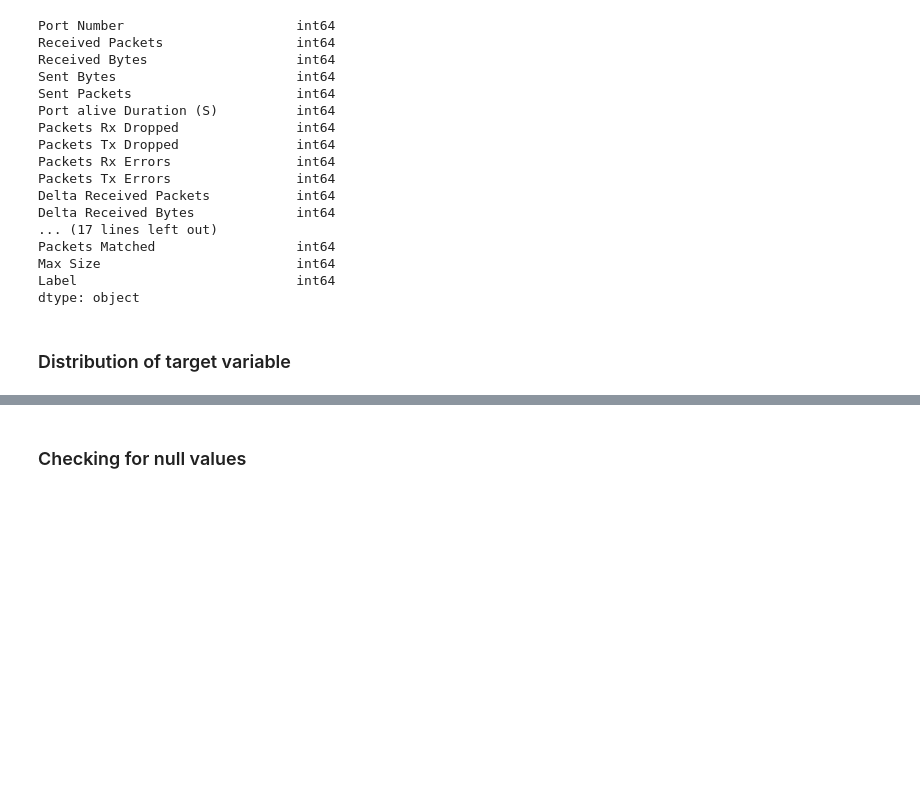
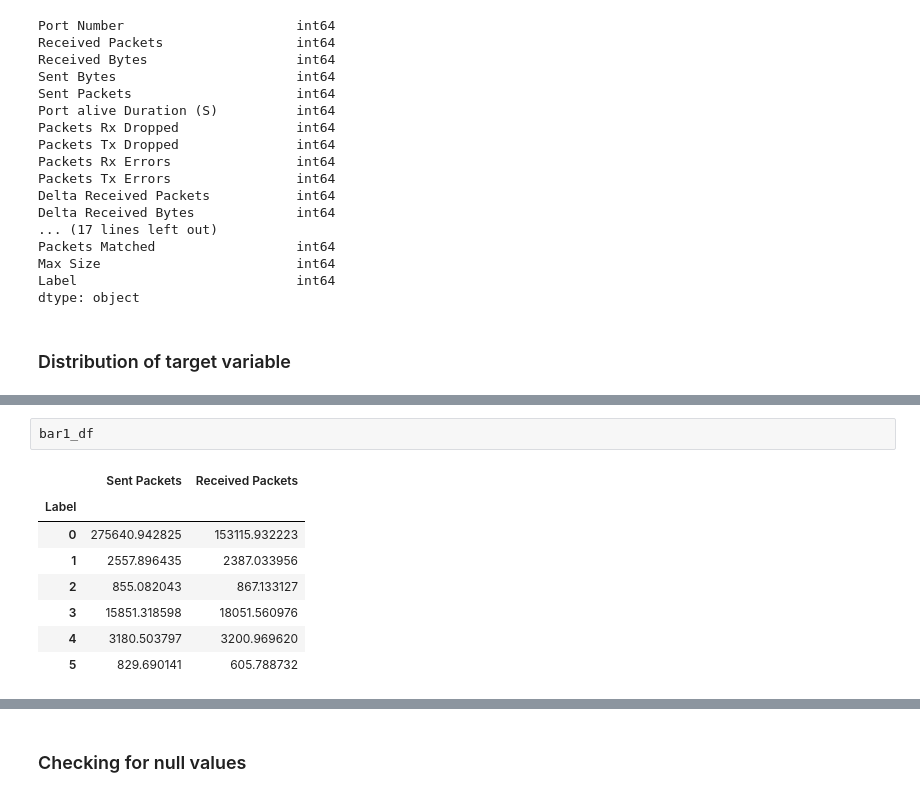
Before and after one commit to ysaidheeraj/Network-Intrusion-Prediction, a Jupyter notebook: network_intrusion_prediction.ipynb, the cells around one changed output, grey strips where cells are left out. Drawn from its saved outputs; the diff is of its cells as text; blank space fills up the shorter version.

```diff
--- a/network_intrusion_prediction.ipynb
+++ b/network_intrusion_prediction.ipynb
@@ -123,0 +146,11 @@ fig.show()
+# %%
+bar1_df
+# %% [output]
+|  | Sent Packets | Received Packets |
+| Label |  |  |
+| 0 | 275640.942825 | 153115.932223 |
+| 1 | 2557.896435 | 2387.033956 |
+| 2 | 855.082043 | 867.133127 |
+| 3 | 15851.318598 | 18051.560976 |
+| 4 | 3180.503797 | 3200.969620 |
+| 5 | 829.690141 | 605.788732 |
```
Also changed, not shown: parts of 6 cells of this notebook.
